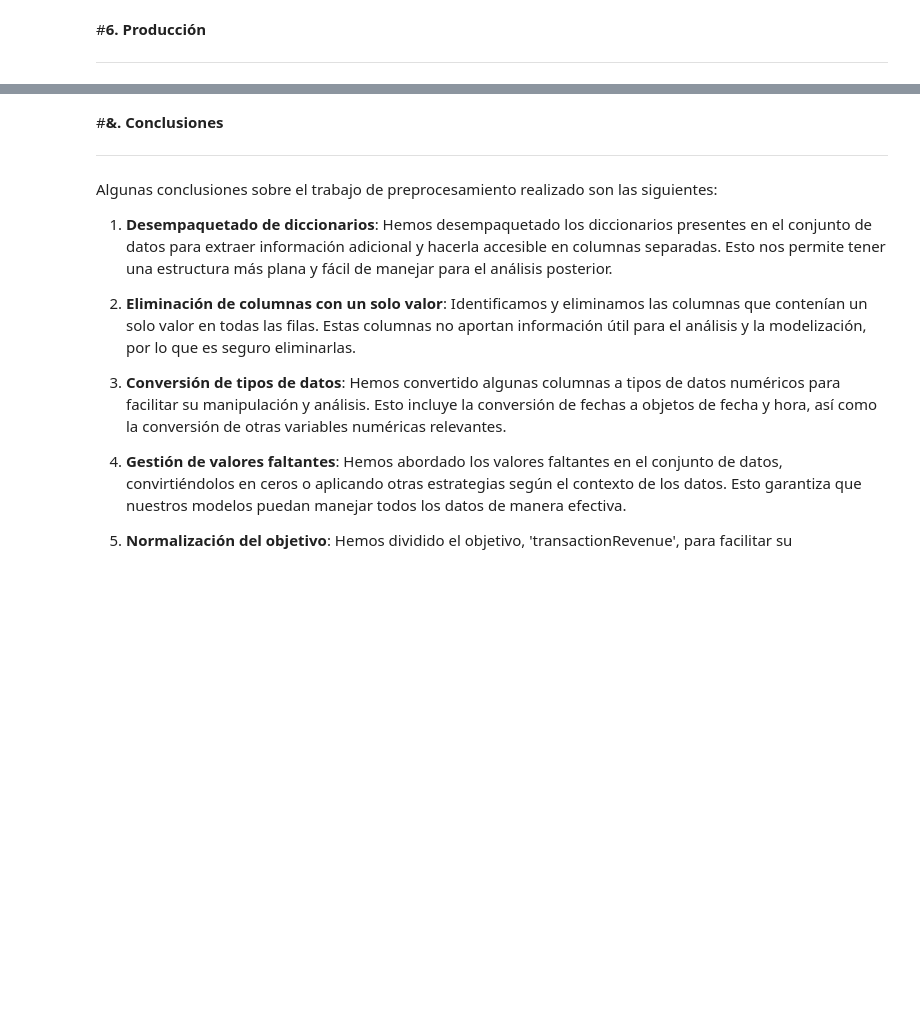
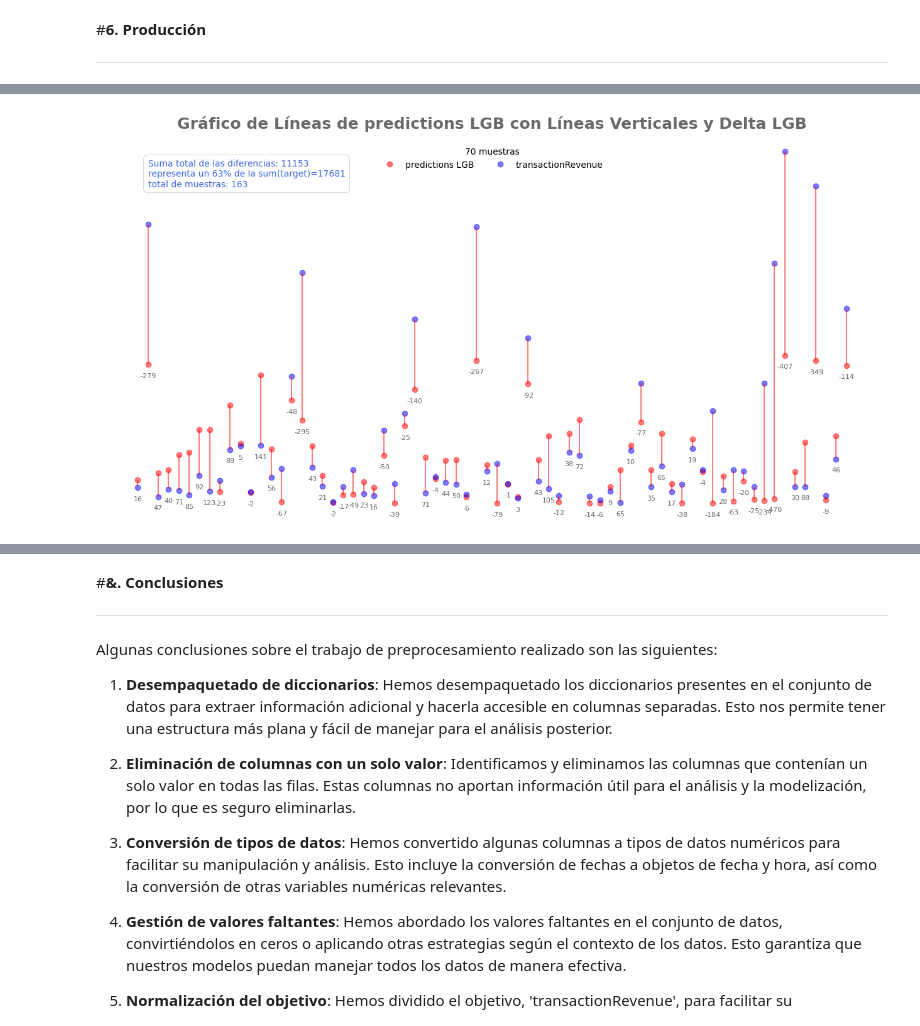
Before and after one commit to JulioLaz/Consumer_Spending_Prediction_final, a Jupyter notebook: Consumer_Spending_Prediction_presntacion_final.ipynb, the cells around one changed output, grey strips where cells are left out. Cells and saved outputs as stored; diff of their text form; code cells hidden in the pictures; blank space fills up the shorter version.

```diff
--- a/Consumer_Spending_Prediction_presntacion_final.ipynb
+++ b/Consumer_Spending_Prediction_presntacion_final.ipynb
@@ -581,0 +623,46 @@ df_resultados.round(2)
+# %%
+df_graf_01=df_resultados[['transactionRevenue','predictions LGB', 'Delta LGB']].copy()
+df_graf_01.reset_index(drop=True,inplace=True)
+df_graf_02=df_resultados[['transactionRevenue','predictions XGB', 'Delta XGB']].copy()
+df_graf_02.reset_index(drop=True,inplace=True)
+# df_graf_02
+# %%
+df=df_graf_01.head(70).copy()
+df_total=df_graf_01.copy()
+
+plt.figure(figsize=(16, 8))
+plt.plot(df.index, df['predictions LGB'], marker='o', label='predictions LGB', color='red', linestyle='', alpha=0.5)
+plt.plot(df.index, df['transactionRevenue'], marker='o', label='transactionRevenue',color='blue',linestyle='',alpha=.5)
+
+for idx in df.index:
+        plt.vlines(x=idx, ymin=min(df.loc[df.index == idx, 'predictions LGB']), ymax=max(df.loc[df.index == idx, 'transactionRevenue']), color='red', alpha=0.5)
+
+        min_value = min(df.loc[idx, ['transactionRevenue', 'predictions LGB']])
+        if df.loc[idx, 'transactionRevenue'] == min_value:
+            plt.annotate(f'{df.loc[idx, "Delta LGB"]}', (idx, min_value), xytext=(0, -15), textcoords='offset points', ha='center', fontsize=8, color='dimgray')
+        else:
+            plt.annotate(f'{df.loc[idx, "Delta LGB"]}', (idx, min_value), xytext=(0, -15), textcoords='offset points', ha='center', fontsize=8, color='dimgray')
+
+plt.title('Gráfico de Líneas de predictions LGB con Líneas Verticales y Delta LGB', color='dimgray',fontsize=18,fontweight='bold')
+plt.xlabel('Índice')
+plt.ylabel('Valor')
+
+legend= plt.legend(loc='upper center', fancybox=False, shadow=False, ncol=3, borderpad=1, edgecolor='none') #
+legend.set_title(f'{len(df)} muestras')
+
+# Anotar la suma total de las diferencias
+plt.annotate(f'Suma total de las diferencias: {abs(df_total["Delta LGB"]).sum()}\nrepresenta un {round(abs(df_total["Delta LGB"]).sum()*100/df_total.transactionRevenue.sum())}% de la sum(target)={df_total.transactionRevenue.sum()}\ntotal de muestras: {len(df_total)}',
+             xy=(15, df.transactionRevenue.max()),
+             xytext=(1, df.transactionRevenue.max() - 70),
+             color='royalblue',
+             fontsize=10,
+             bbox=dict(boxstyle='round', facecolor='white', edgecolor='gray', linewidth=.5, pad=0.5,alpha=.5))
+plt.xlabel('')
+plt.ylabel('')
+plt.yticks([])
+plt.xticks([])
+plt.grid(False)
+plt.box(False)
+plt.show()
+# %% [output]
+[figure, added]
```
Also changed, not shown: parts of 10 cells of this notebook.
